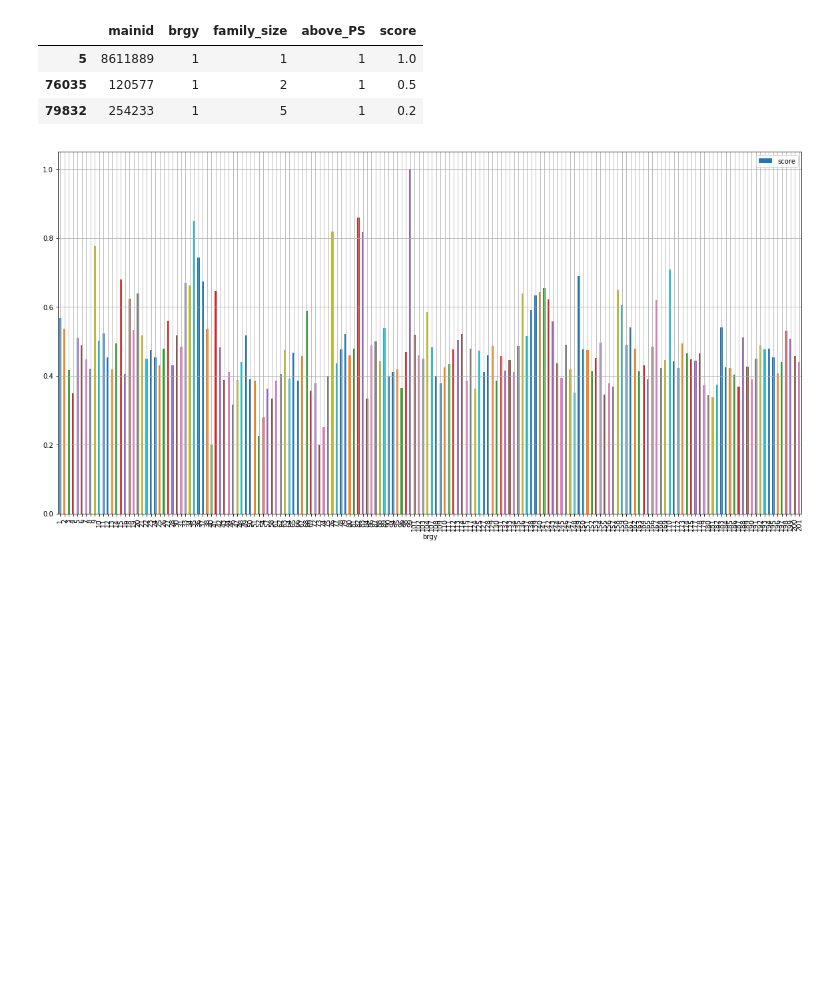
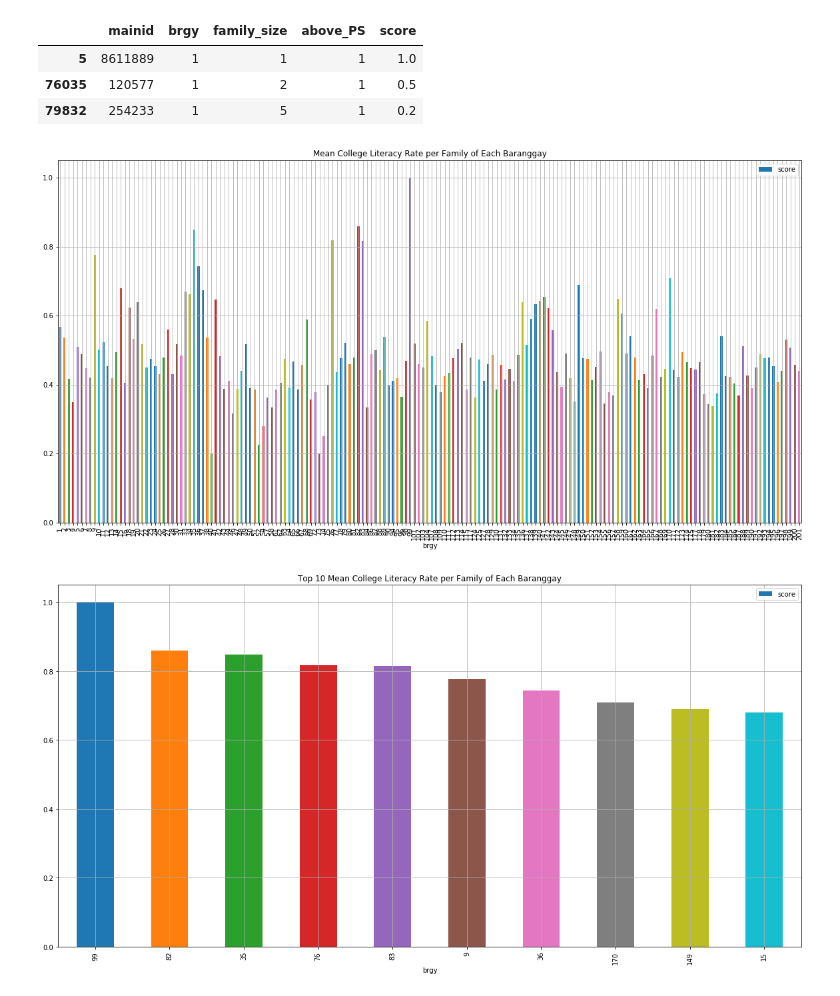
Before and after one commit to christianalderite/DATASCI-Final-Project, a Jupyter notebook: DATASCI Project Score 1.ipynb, the cells around one changed output. Saved outputs shown, nothing was run; the diff lists cells and outputs as text; code cells hidden in the pictures; blank space fills up the shorter version.

```diff
--- a/DATASCI Project Score 1.ipynb
+++ b/DATASCI Project Score 1.ipynb
@@ -168,9 +168,24 @@ dfBrgy1
 | 5 | 8611889 | 1 | 1 | 1 | 1.0 |
 | 76035 | 120577 | 1 | 2 | 1 | 0.5 |
 | 79832 | 254233 | 1 | 5 | 1 | 0.2 |
-# %%
-arrayBrgyScores.plot(figsize=(20, 10), kind='bar', grid=True, align='center', width=0.5, stacked=True)
-plot.legend()
-plot.show()
-# %% [output]
-[figure, removed]
+# %%
+arrayBrgyScores.plot(figsize=(20, 10), kind='bar', grid=True, align='center', width=0.5, stacked=True)
+plot.title('Mean College Literacy per Family of Each Baranggay')
+plot.legend()
+plot.show()
+# Bar graph of all the college literacy rate per family of each baranggay
+
+arrayBrgyScores.nlargest(10).plot(figsize=(20, 10), kind='bar', grid=True, align='center', width=0.5, stacked=True)
+plot.title('Top 10 Mean College Literacy per Family of Each Baranggay')
+plot.legend()
+plot.show()
+# Bar graph of the top 10 brgys
+
+arrayBrgyScores.nsmallest(10).plot(figsize=(20, 10), kind='bar', grid=True, align='center', width=0.5, stacked=True)
+plot.title('Bottom 10 Mean College Literacy per Family of Each Baranggay')
+plot.legend()
+plot.show()
+# Bar graph of the bottom 10 brgys
+# %% [output]
+[figure, added]
+[figure, added]
```
Also changed, not shown: parts of 3 cells of this notebook, 2 other files.
